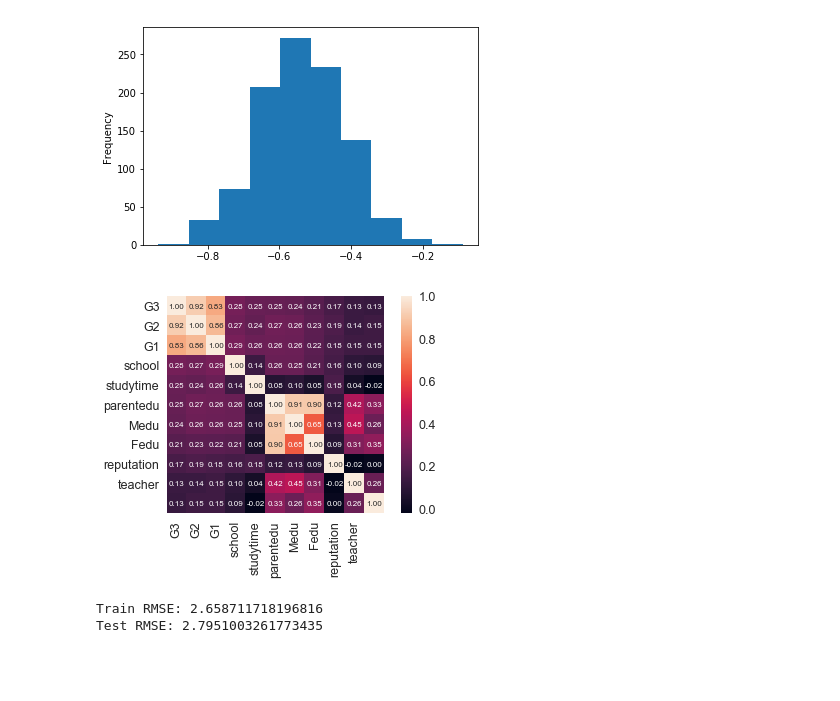
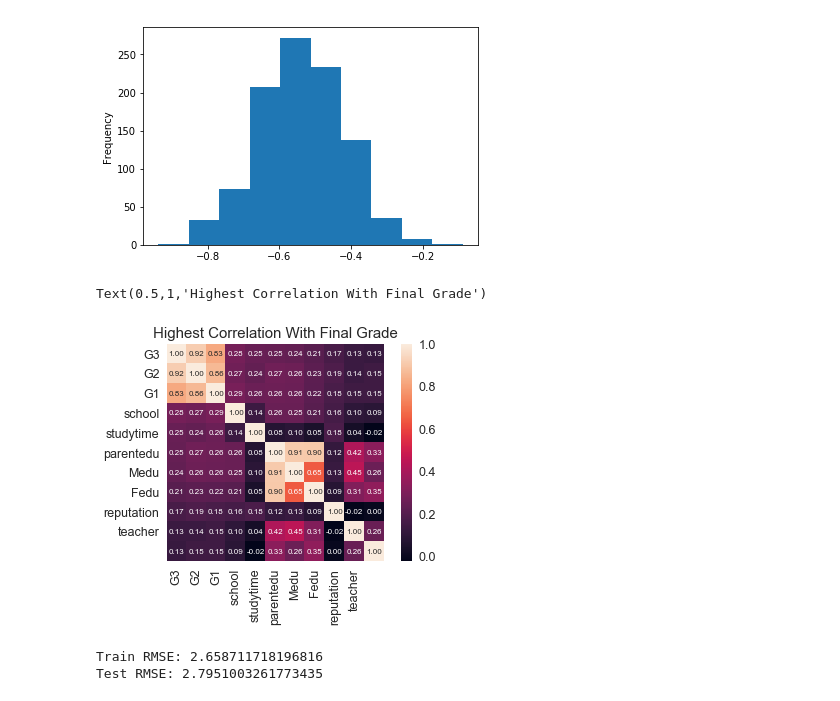
Before and after one commit to masonfields/213R-Final, a Jupyter notebook: scool+prediction.ipynb, the cells around one changed output. Drawn from its saved outputs; the diff is of its cells as text; code cells hidden in the pictures; blank space fills up the shorter version.

```diff
--- a/scool+prediction.ipynb
+++ b/scool+prediction.ipynb
@@ -280,11 +391,13 @@ coef_df['higher'].plot(kind='hist')
 # %%
 k=10
 cor=corr.nlargest(k, "G3")['G3'].index
 cm=np.corrcoef(for_corr[cor].values.T)
 sns.set(font_scale=1.25)
 heat=sns.heatmap(cm, cbar=True, annot=True, square=True, fmt='.2f', annot_kws={'size': 8}, yticklabels=cor.values, xticklabels=cor.values)
+plt.title('Highest Correlation With Final Grade')
 # %% [output]
+Text(0.5,1,'Highest Correlation With Final Grade')
-[figure, old version]
+[figure, new version]
 # %%
 from sklearn.linear_model import ElasticNetCV
 
```
Also changed, not shown: parts of 18 cells of this notebook.
